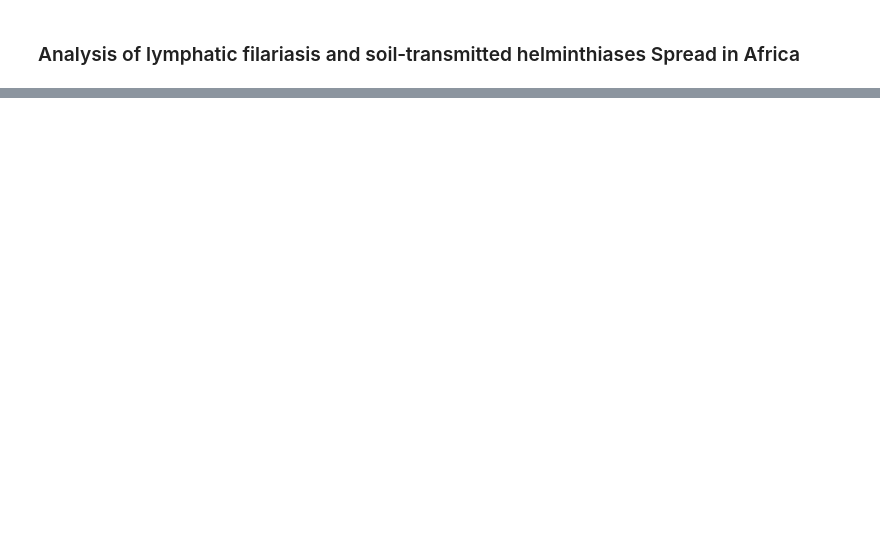
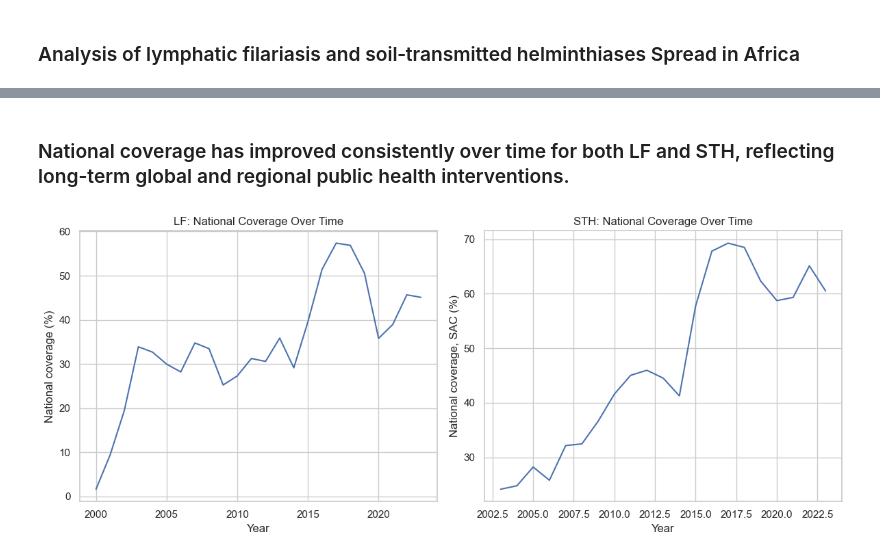
Before and after one commit to zainabkapadia52/NTDs-in-Africa-analysis, a Jupyter notebook: wa.ipynb, the cells around one changed output, grey strips where cells are left out. Cells and saved outputs as stored; diff of their text form; code cells hidden in the pictures; blank space fills up the shorter version.

```diff
--- a/wa.ipynb
+++ b/wa.ipynb
@@ -345,0 +156,6 @@ KeyError: 'baseline_PC'
+# %%
+lf_final= lf_full.drop(columns=['Mapping status','Current status of MDA','Total population of IUs'])
+sth_final= sth_full.drop(columns=['Number of Pre-SAC targeted'])
+
+lf_final.to_csv('data/LF_final.csv', index=False)
+sth_final.to_csv('data/STH_final.csv', index=False)
@@ -345,0 +183,6 @@ KeyError: 'baseline_PC'
+# %%
+sth_final.drop(columns=["Programme coverage, Pre-SAC (%)","Population requiring PC for STH, Pre-SAC","Drug combination, Pre-SAC"], inplace=True, errors='ignore')
+lf_final.drop(columns=["Geographical coverage (%)"], inplace=True, errors='ignore')
+# %%
+lf_final.dropna(subset=["Programme (drug) coverage (%)", "National coverage (%)"], inplace=True)
+sth_final.dropna(subset=["National coverage, SAC (%)","National coverage, Pre-SAC (%)","Population requiring PC for STH, SAC","Number of SAC targeted","Reported number of SAC treated","Reported number of Pre-SAC treated"], inplace=True)
@@ -345,0 +351,20 @@ KeyError: 'baseline_PC'
+# %% [markdown]
+### National coverage has improved consistently over time for both LF and STH, reflecting long-term global and regional public health interventions.
+# %%
+# Aggregate yearly mean coverage
+lf_time = lf_final.groupby("Year")["National coverage (%)"].mean().reset_index()
+sth_time = sth_final.groupby("Year")["National coverage, SAC (%)"].mean().reset_index()
+
+# Plot trends
+plt.figure(figsize=(12, 5))
+plt.subplot(1, 2, 1)
+sns.lineplot(data=lf_time, x="Year", y="National coverage (%)")
+plt.title("LF: National Coverage Over Time")
+
+plt.subplot(1, 2, 2)
+sns.lineplot(data=sth_time, x="Year", y="National coverage, SAC (%)")
+plt.title("STH: National Coverage Over Time")
+plt.tight_layout()
+plt.show()
+# %% [output]
+[figure, added]
```
Also changed, not shown: parts of 86 cells of this notebook, 11 other files.
